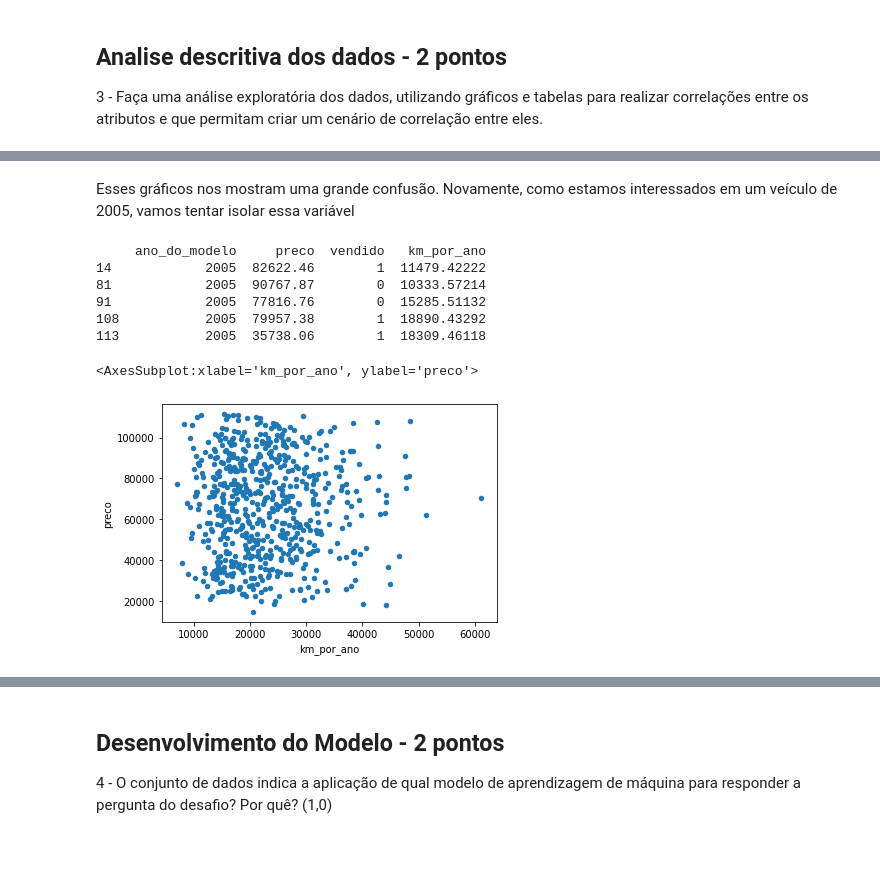
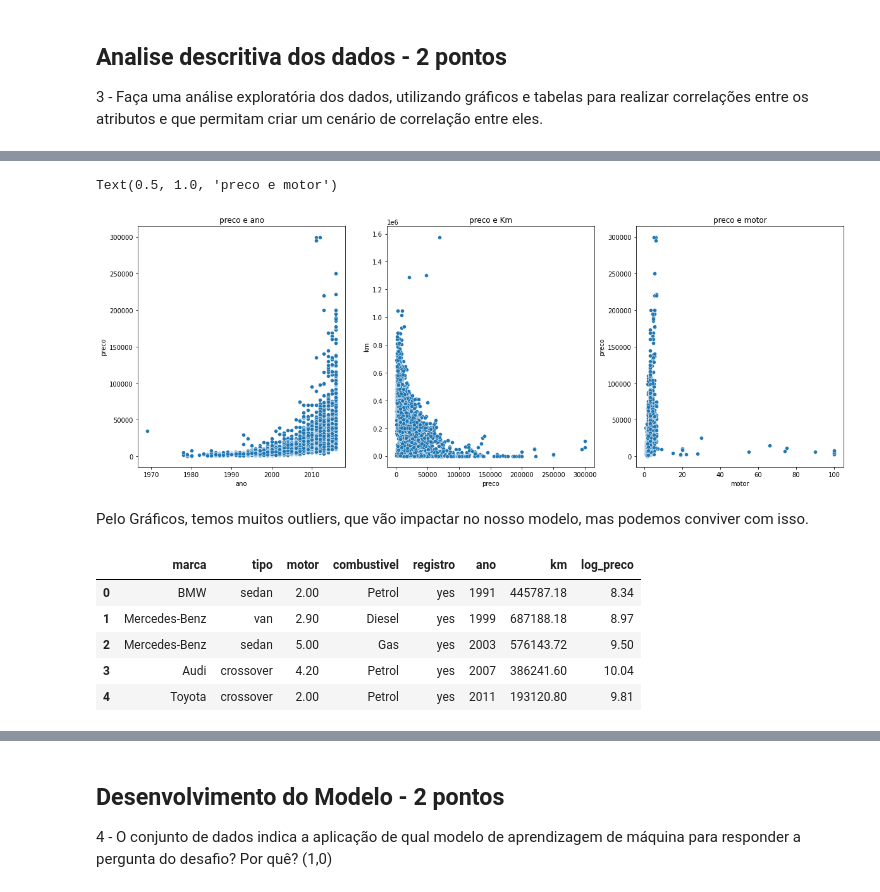
Before and after one commit to toyusan/aula-fiap-disruptive-archs, a Jupyter notebook: Checkpoint 01/Checkpoint 01 - Resposta.ipynb, the cells around one changed output, grey strips where cells are left out. Saved outputs shown, nothing was run; the diff lists cells and outputs as text; code cells hidden in the pictures; blank space fills up the shorter version.

```diff
--- a/Checkpoint 01/Checkpoint 01 - Resposta.ipynb
+++ b/Checkpoint 01/Checkpoint 01 - Resposta.ipynb
@@ -142,8 +201,0 @@ Nós queremos saber qual é o valor ideal para se vender um carro usado. Desta f
-# %%
-# Nós queremos saber qual é o valor ideal para se vender um carro usado.
-# Desta forma, precisamos das informações de carros que foram efetivamente
-# vendidos! Vamos limpar o dataset com base nessa informação:
-# Vamos substituir os valores yes e no para 1 e 0
-dict = {"yes" : 1, "no" : 0}
-df = df.replace({"vendido": dict})
-print(df.head())
@@ -200,21 +202,33 @@ carros_vendidos.plot.scatter('km_por_ano','ano_do_modelo')
-# %% [markdown]
-Esses gráficos nos mostram uma grande confusão. Novamente, como estamos interessados em um veículo de 2005, vamos tentar isolar essa variável
-# %%
-# Agora vamos criar um novo dataframe apenas com os valores dos carros vendidos,
-# que é o que nos interessa efetivamente
-filtro  = df['ano_do_modelo'] == 2005
-carros_vendidos = df[filtro]
-#carros_vendidos = carros_vendidos.drop(columns = "vendido")
-print(carros_vendidos.head())
-# %% [output]
-     ano_do_modelo     preco  vendido   km_por_ano
-14            2005  82622.46        1  11479.42222
-81            2005  90767.87        0  10333.57214
-91            2005  77816.76        0  15285.51132
-108           2005  79957.38        1  18890.43292
-113           2005  35738.06        1  18309.46118
-# %%
-carros_vendidos.plot.scatter('km_por_ano', 'preco')
-# %% [output]
-<AxesSubplot:xlabel='km_por_ano', ylabel='preco'>
-[figure, removed]
+# %%
+#Sua resposta aqui
+
+plt.figure(figsize=[20,7])
+plt.subplot(1,3,1)
+plt.title("preco e ano")
+sns.scatterplot(x='ano',y='preco',data=df)
+
+plt.subplot(1,3,2)
+plt.title("preco e Km")
+sns.scatterplot(x='preco',y='km',data=df)
+
+plt.subplot(1,3,3)
+sns.scatterplot(y='preco',x='motor',data=df)
+plt.title("preco e motor")
+# %% [output]
+Text(0.5, 1.0, 'preco e motor')
+[figure, added]
+# %% [markdown]
+Pelo Gráficos, temos muitos outliers, que vão impactar no nosso modelo, mas podemos conviver com isso.
+# %%
+# O preço tem uma caracteristica logaritmica, vamos trabalhar com log para lineariza-la
+log_price = np.log(df['preco'])
+df['log_preco'] = log_price
+df = df.drop(columns = ["preco"])
+df.head()
+# %% [output]
+|  | marca | tipo | motor | combustivel | registro | ano | km | log_preco |
+| 0 | BMW | sedan | 2.00 | Petrol | yes | 1991 | 445787.18 | 8.34 |
+| 1 | Mercedes-Benz | van | 2.90 | Diesel | yes | 1999 | 687188.18 | 8.97 |
+| 2 | Mercedes-Benz | sedan | 5.00 | Gas | yes | 2003 | 576143.72 | 9.50 |
+| 3 | Audi | crossover | 4.20 | Petrol | yes | 2007 | 386241.60 | 10.04 |
+| 4 | Toyota | crossover | 2.00 | Petrol | yes | 2011 | 193120.80 | 9.81 |
```
Also changed, not shown: parts of 50 cells of this notebook, 2 other files.
